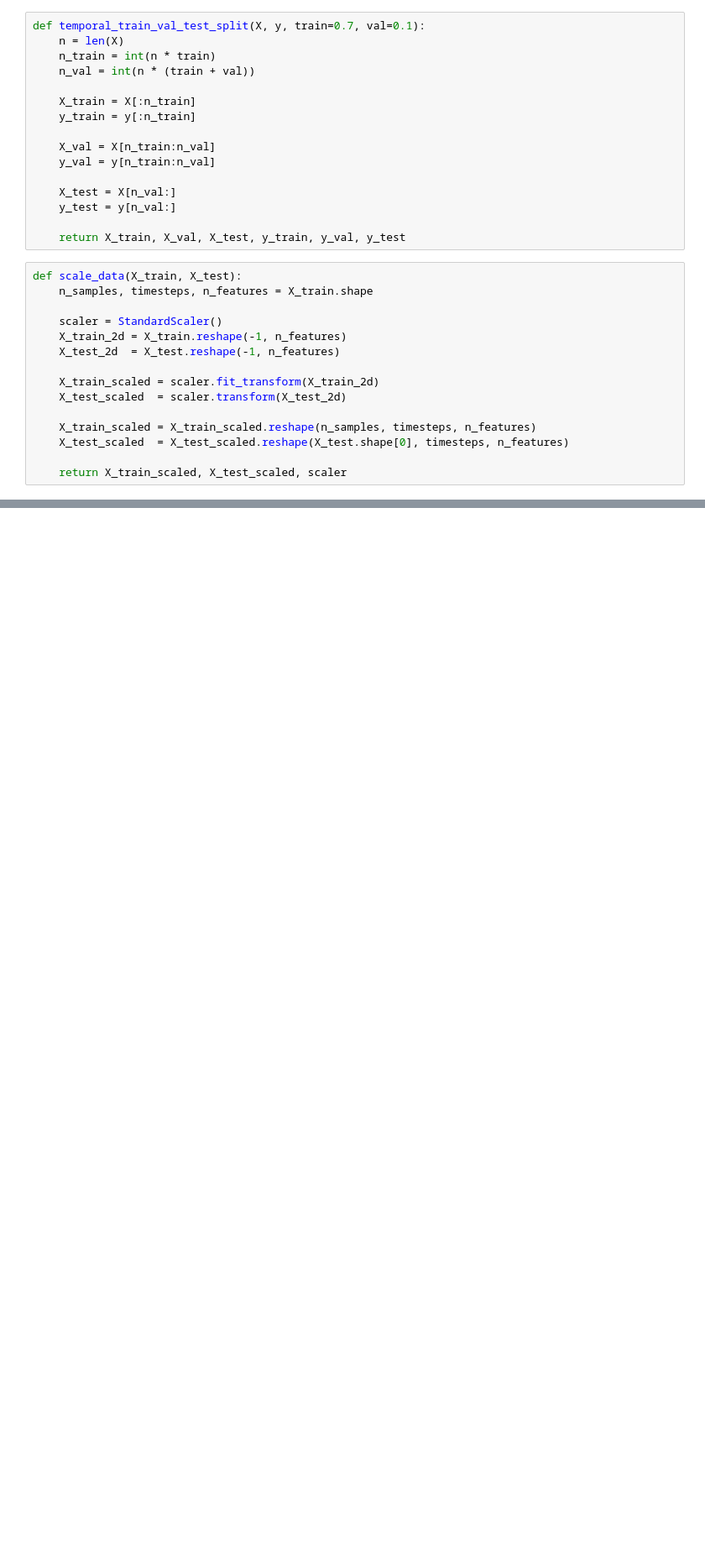
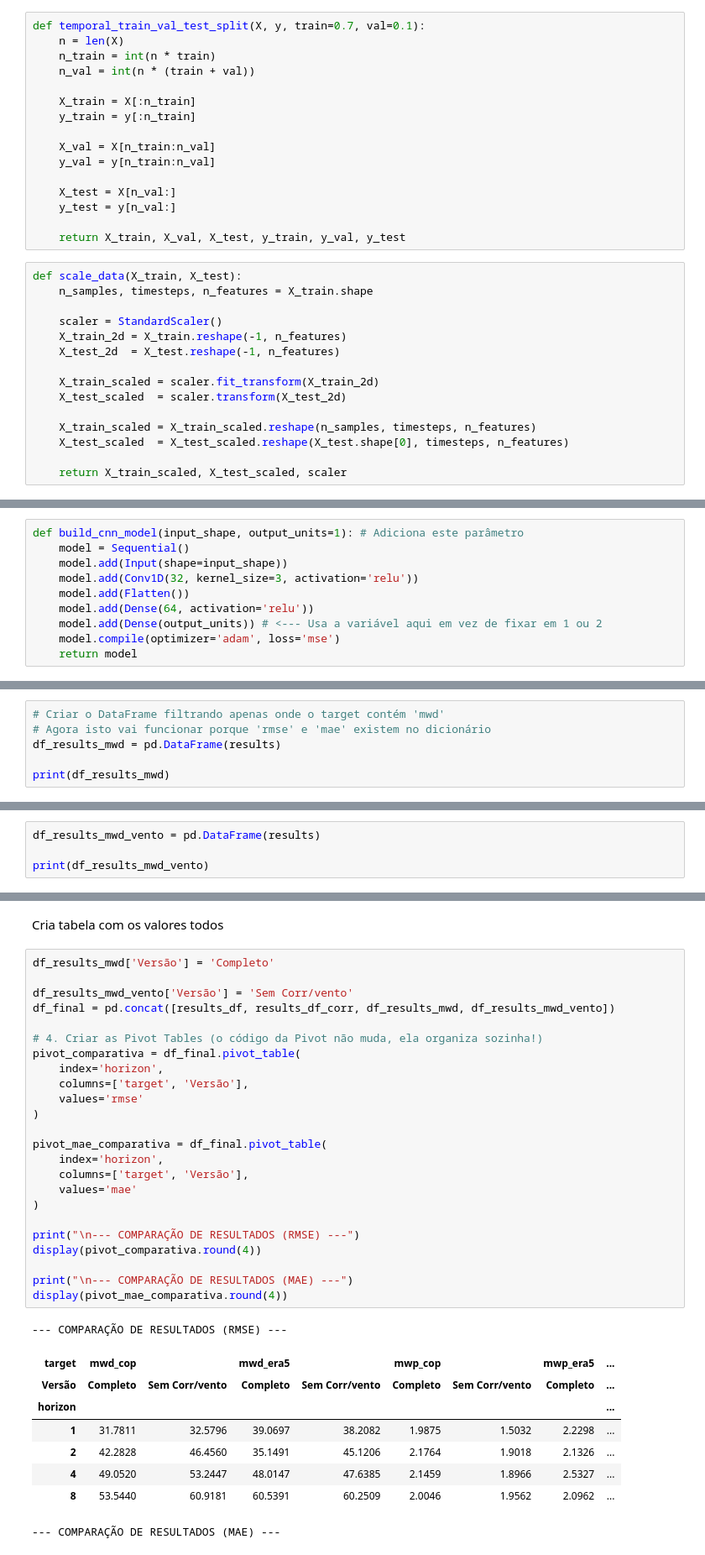
Before and after one commit to margaridanferreira/LAB, a Jupyter notebook: Project/NN_ERA_COP.ipynb, the cells around one changed output, grey strips where cells are left out. Shown at 84% size. Drawn from its saved outputs; the diff is of its cells as text; blank space fills up the shorter version.

```diff
--- a/Project/NN_ERA_COP.ipynb
+++ b/Project/NN_ERA_COP.ipynb
@@ -433,0 +397,10 @@ display(pivot_mae.round(4))
+# %%
+def build_cnn_model(input_shape, output_units=1): # Adiciona este parâmetro
+    model = Sequential()
+    model.add(Input(shape=input_shape))
+    model.add(Conv1D(32, kernel_size=3, activation='relu'))
+    model.add(Flatten())
+    model.add(Dense(64, activation='relu'))
+    model.add(Dense(output_units)) # <--- Usa a variável aqui em vez de fixar em 1 ou 2
+    model.compile(optimizer='adam', loss='mse')
+    return model
@@ -433,0 +521,6 @@ display(pivot_mae.round(4))
+# %%
+# Criar o DataFrame filtrando apenas onde o target contém 'mwd'
+# Agora isto vai funcionar porque 'rmse' e 'mae' existem no dicionário
+df_results_mwd = pd.DataFrame(results)
+
+print(df_results_mwd)
@@ -433,0 +614,4 @@ display(pivot_mae.round(4))
+# %%
+df_results_mwd_vento = pd.DataFrame(results)
+
+print(df_results_mwd_vento)
@@ -433,0 +628,36 @@ display(pivot_mae.round(4))
+# %% [markdown]
+Cria tabela com os valores todos
+# %%
+df_results_mwd['Versão'] = 'Completo'
+
+df_results_mwd_vento['Versão'] = 'Sem Corr/vento'
+df_final = pd.concat([results_df, results_df_corr, df_results_mwd, df_results_mwd_vento])
+
+# 4. Criar as Pivot Tables (o código da Pivot não muda, ela organiza sozinha!)
+pivot_comparativa = df_final.pivot_table(
+    index='horizon',
+    columns=['target', 'Versão'],
+    values='rmse'
+)
+
+pivot_mae_comparativa = df_final.pivot_table(
+    index='horizon',
+    columns=['target', 'Versão'],
+    values='mae'
+)
+
+print("\n--- COMPARAÇÃO DE RESULTADOS (RMSE) ---")
+display(pivot_comparativa.round(4))
+
+print("\n--- COMPARAÇÃO DE RESULTADOS (MAE) ---")
+display(pivot_mae_comparativa.round(4))
+# %% [output]
+--- COMPARAÇÃO DE RESULTADOS (RMSE) ---
+| target | mwd_cop |  | mwd_era5 |  | mwp_cop |  | mwp_era5 | ... |
+| Versão | Completo | Sem Corr/vento | Completo | Sem Corr/vento | Completo | Sem Corr/vento | Completo | ... |
+| horizon |  |  |  |  |  |  |  | ... |
+| 1 | 31.7811 | 32.5796 | 39.0697 | 38.2082 | 1.9875 | 1.5032 | 2.2298 | ... |
+| 2 | 42.2828 | 46.4560 | 35.1491 | 45.1206 | 2.1764 | 1.9018 | 2.1326 | ... |
+| 4 | 49.0520 | 53.2447 | 48.0147 | 47.6385 | 2.1459 | 1.8966 | 2.5327 | ... |
+| 8 | 53.5440 | 60.9181 | 60.5391 | 60.2509 | 2.0046 | 1.9562 | 2.0962 | ... |
+--- COMPARAÇÃO DE RESULTADOS (MAE) ---
```
Also changed, not shown: parts of 27 cells of this notebook, 2 other files.
